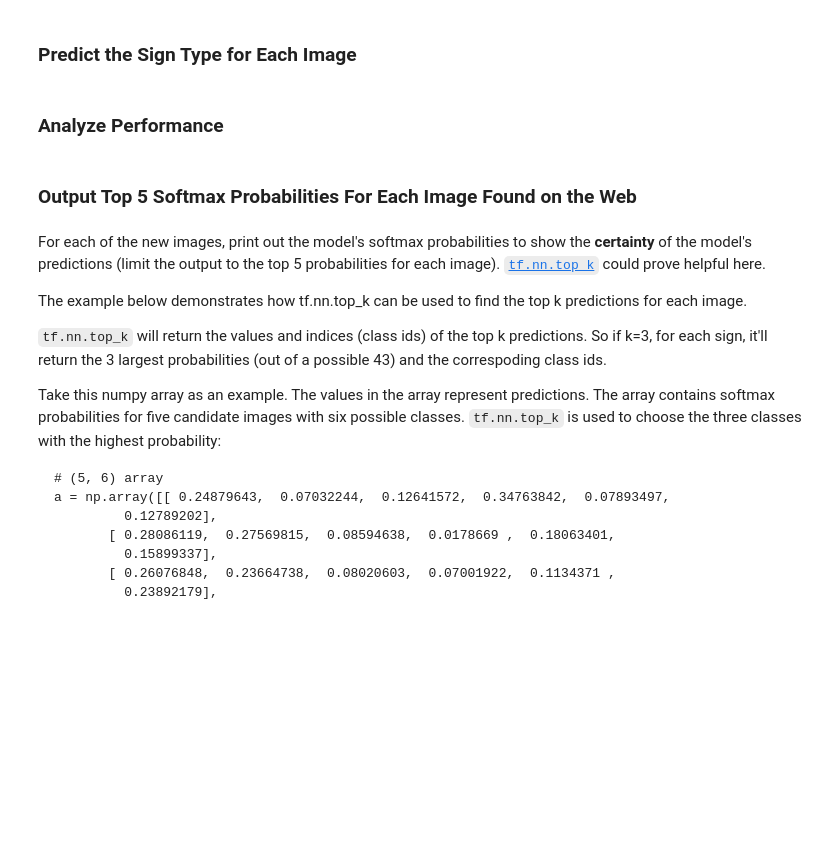
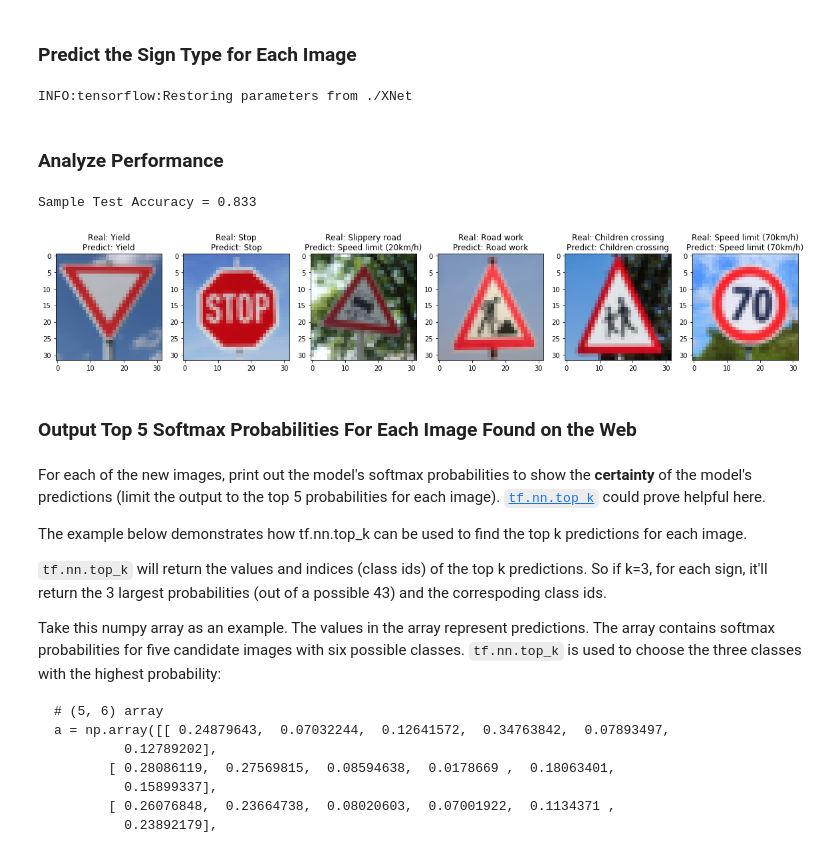
Before and after one commit to XQ-UT/CarND-Traffic-Sign-Classifier-Project, a Jupyter notebook: Traffic_Sign_Classifier.ipynb, the cells around one changed output. Cells and saved outputs as stored; diff of their text form; code cells hidden in the pictures; blank space fills up the shorter version.

```diff
--- a/Traffic_Sign_Classifier.ipynb
+++ b/Traffic_Sign_Classifier.ipynb
@@ -355,11 +379,30 @@ You may find `signnames.csv` useful as it contains mappings from the class id (i
 ### Run the predictions here and use the model to output the prediction for each image.
 ### Make sure to pre-process the images with the same pre-processing pipeline used earlier.
 ### Feel free to use as many code cells as needed.
+
+sample_softmax_op = tf.nn.softmax(logits, dim=1)
+sample_predicted_op = tf.argmax(sample_softmax_op, axis=1)
+with tf.Session() as sess:
+    tf.train.Saver().restore(sess, tf.train.latest_checkpoint('.'))
+    sample_softmax, sample_predicted = sess.run([sample_softmax_op, sample_predicted_op], feed_dict={x:sample_x, is_training:False})
+    test_accuracy = evaluate(sample_x, sample_y)
+# %% [output]
+INFO:tensorflow:Restoring parameters from ./XNet
 # %% [markdown]
 ### Analyze Performance
 # %%
 ### Calculate the accuracy for these 5 new images.
 ### For example, if the model predicted 1 out of 5 signs correctly, it's 20% accurate on these new images.
+fig = plt.figure(figsize=(20,20))
+for i in range(len(sample_x)):
+    subplot = fig.add_subplot(1, len(sample_signs), i + 1)
+    subplot.set_title('Real: ' + label_to_name.loc[sample_y[i], signname_column] + '\n'
+                      + 'Predict: ' + label_to_name.loc[sample_predicted[i], signname_column] )
+    plt.imshow(sample_x[i])
+print("Sample Test Accuracy = {:.3f}".format(test_accuracy))
+# %% [output]
+Sample Test Accuracy = 0.833
+[figure, added]
 # %% [markdown]
 ### Output Top 5 Softmax Probabilities For Each Image Found on the Web
 # %% [markdown]
```
Also changed, not shown: parts of 4 cells of this notebook, 7 other files.
